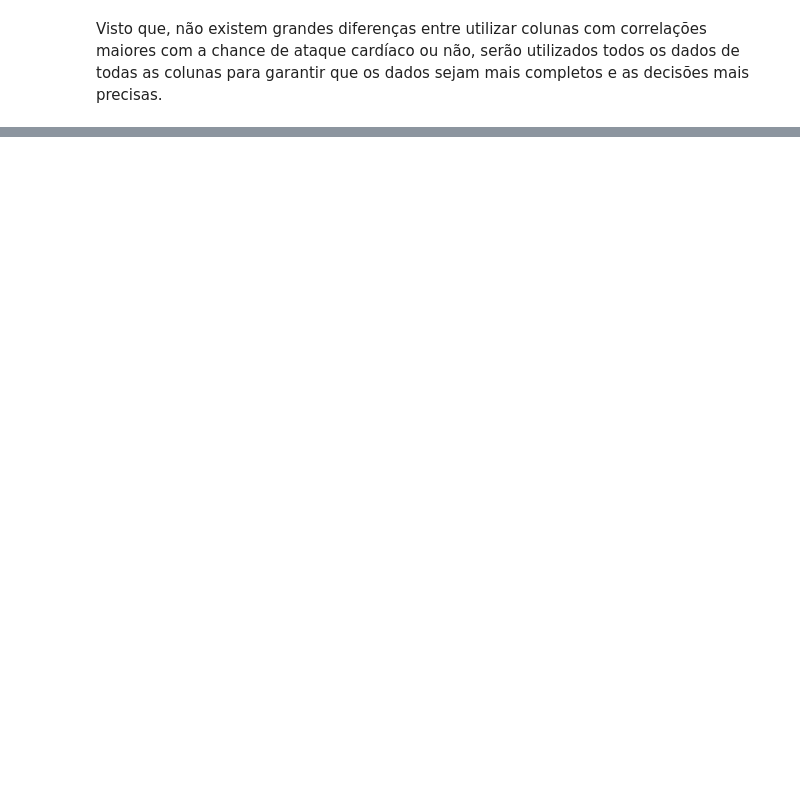
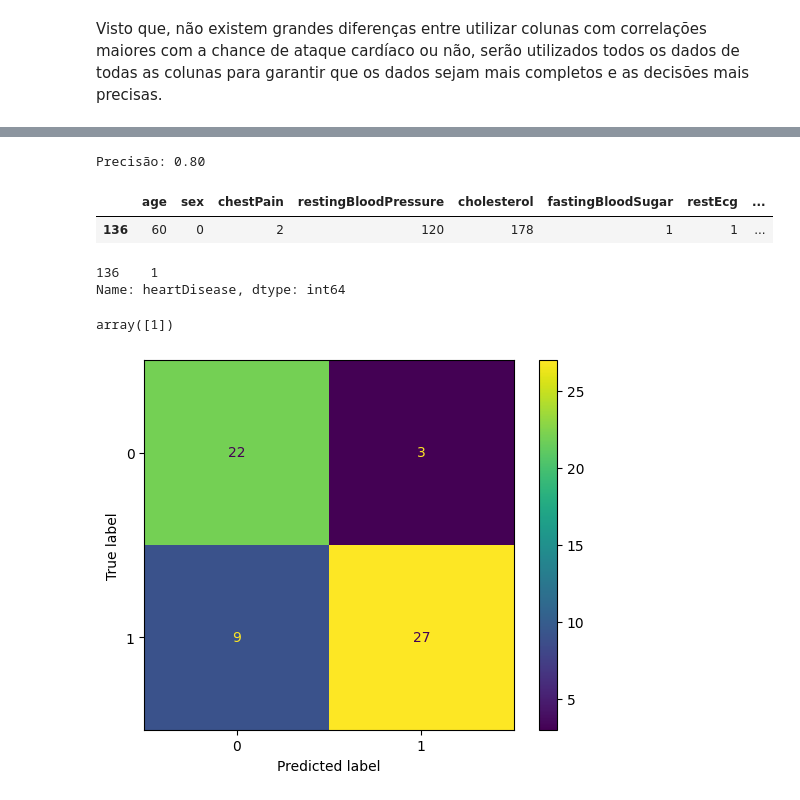
Before and after one commit to DanielSLucas/introducaoDataScience, a Jupyter notebook: praticando/heart attack/heart.ipynb, the cells around one changed output, grey strips where cells are left out. Cells and saved outputs as stored; diff of their text form; code cells hidden in the pictures; blank space fills up the shorter version.

Commit message:
improving model

```diff
--- a/praticando/heart attack/heart.ipynb
+++ b/praticando/heart attack/heart.ipynb
@@ -201,0 +257,19 @@ Precisão: 0.70
+# %%
+training_accuracy = []
+test_accuracy = []
+
+max_depth= range(1, 10)
+
+for depth in max_depth:
+  tree = DecisionTreeClassifier(criterion="entropy", max_depth=depth, splitter="best")
+  tree.fit(data_train,results_train)
+  training_accuracy.append(tree.score(data_train, results_train))
+  test_accuracy.append(tree.score(data_test, results_test))
+
+plt.plot(max_depth, training_accuracy, label='Acuracia no conj. treino')
+plt.plot(max_depth, test_accuracy, label='Acuracia no conj. teste')
+plt.ylabel('Acuracia')
+plt.xlabel('Dados')
+plt.legend()
+
+pd.DataFrame({"max_depth": max_depth, "training_accuracy": training_accuracy, "test_accuracy":test_accuracy })
@@ -201,0 +288,35 @@ Precisão: 0.70
+# %%
+model = DecisionTreeClassifier(criterion="entropy", max_depth=3, splitter="best")
+model.fit(data_train, results_train)
+score = model.score(data_test, results_test)
+
+print("Precisão: %.2f" % score)
+# %% [output]
+Precisão: 0.80
+# %%
+test_sample = data_test.head(1)
+test_sample
+# %% [output]
+|  | age | sex | chestPain | restingBloodPressure | cholesterol | fastingBloodSugar | restEcg | ... |
+| 136 | 60 | 0 | 2 | 120 | 178 | 1 | 1 | ... |
+# %%
+result_test_sample = results_test.head(1)
+result_test_sample
+# %% [output]
+136    1
+Name: heartDisease, dtype: int64
+# %%
+model.predict(test_sample)
+# %% [output]
+array([1])
+# %%
+from sklearn.metrics import confusion_matrix, ConfusionMatrixDisplay
+
+preds = model.predict(data_test)
+
+cm = confusion_matrix(results_test, preds, labels=model.classes_)
+disp = ConfusionMatrixDisplay(confusion_matrix=cm, display_labels=model.classes_)
+disp.plot()
+plt.show()
+# %% [output]
+[figure, added]
```
Also changed, not shown: parts of 8 cells of this notebook.
